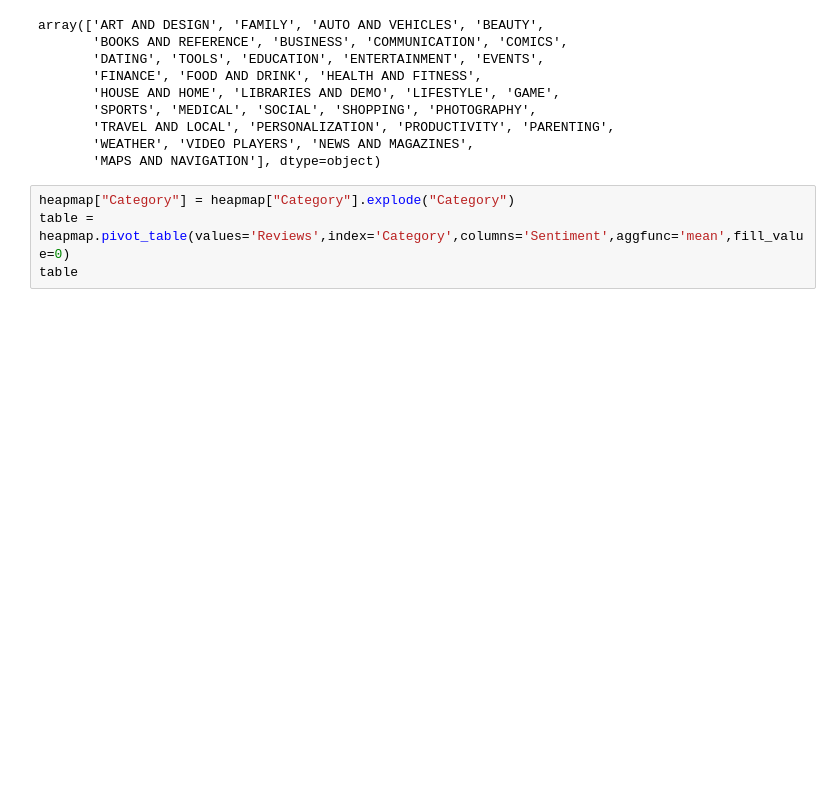
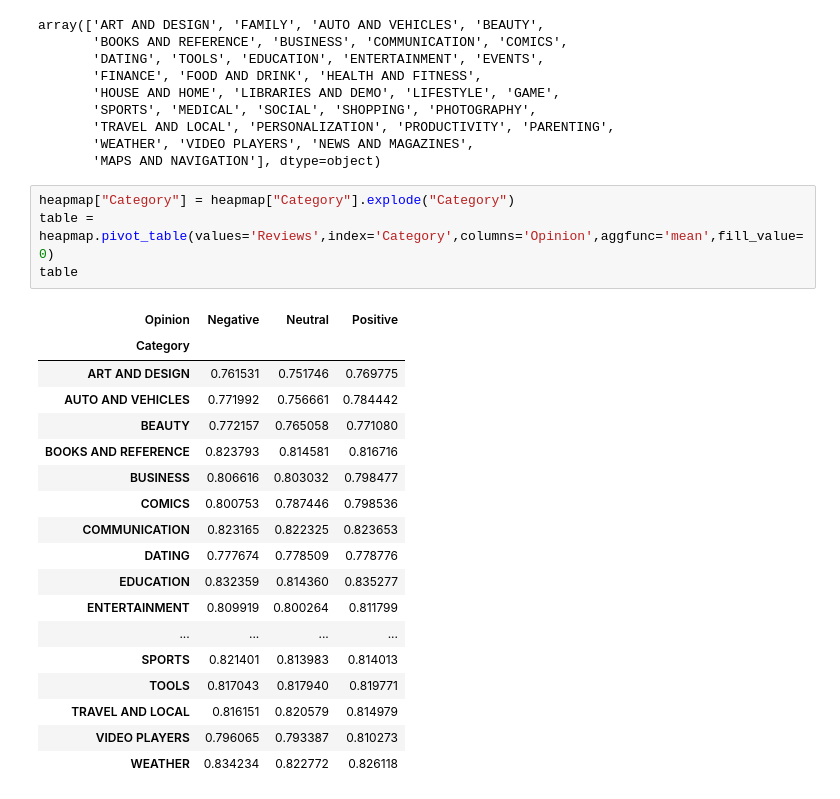
Before and after one commit to isaiascabreraa/TP1-CienciaDeDatos-FIUBA, a Jupyter notebook: Visualizaciones/HEATMAP.ipynb, the cells around one changed output. Cells and saved outputs as stored; diff of their text form; blank space fills up the shorter version.

```diff
--- a/Visualizaciones/HEATMAP.ipynb
+++ b/Visualizaciones/HEATMAP.ipynb
@@ -95,8 +91,27 @@ array(['ART AND DESIGN', 'FAMILY', 'AUTO AND VEHICLES', 'BEAUTY',
        'MAPS AND NAVIGATION'], dtype=object)
 # %%
 heapmap["Category"] = heapmap["Category"].explode("Category")
-table = heapmap.pivot_table(values='Reviews',index='Category',columns='Sentiment',aggfunc='mean',fill_value=0)
+table = heapmap.pivot_table(values='Reviews',index='Category',columns='Opinion',aggfunc='mean',fill_value=0)
 table
+# %% [output]
+| Opinion | Negative | Neutral | Positive |
+| Category |  |  |  |
+| ART AND DESIGN | 0.761531 | 0.751746 | 0.769775 |
+| AUTO AND VEHICLES | 0.771992 | 0.756661 | 0.784442 |
+| BEAUTY | 0.772157 | 0.765058 | 0.771080 |
+| BOOKS AND REFERENCE | 0.823793 | 0.814581 | 0.816716 |
+| BUSINESS | 0.806616 | 0.803032 | 0.798477 |
+| COMICS | 0.800753 | 0.787446 | 0.798536 |
+| COMMUNICATION | 0.823165 | 0.822325 | 0.823653 |
+| DATING | 0.777674 | 0.778509 | 0.778776 |
+| EDUCATION | 0.832359 | 0.814360 | 0.835277 |
+| ENTERTAINMENT | 0.809919 | 0.800264 | 0.811799 |
+| ... | ... | ... | ... |
+| SPORTS | 0.821401 | 0.813983 | 0.814013 |
+| TOOLS | 0.817043 | 0.817940 | 0.819771 |
+| TRAVEL AND LOCAL | 0.816151 | 0.820579 | 0.814979 |
+| VIDEO PLAYERS | 0.796065 | 0.793387 | 0.810273 |
+| WEATHER | 0.834234 | 0.822772 | 0.826118 |
 # %%
 #Notamos que la mayoria de valores son mas cercanos a lo "chico" y solo unos pocos tienen un valor exorbitante entonces aplicamos un logaritmos
 # a todos los elementos de review. La transformación logarítmica nos es útil ya que los datos tienen una amplia gama de valores y deseamos resaltar
```
Also changed, not shown: parts of 8 cells of this notebook.
